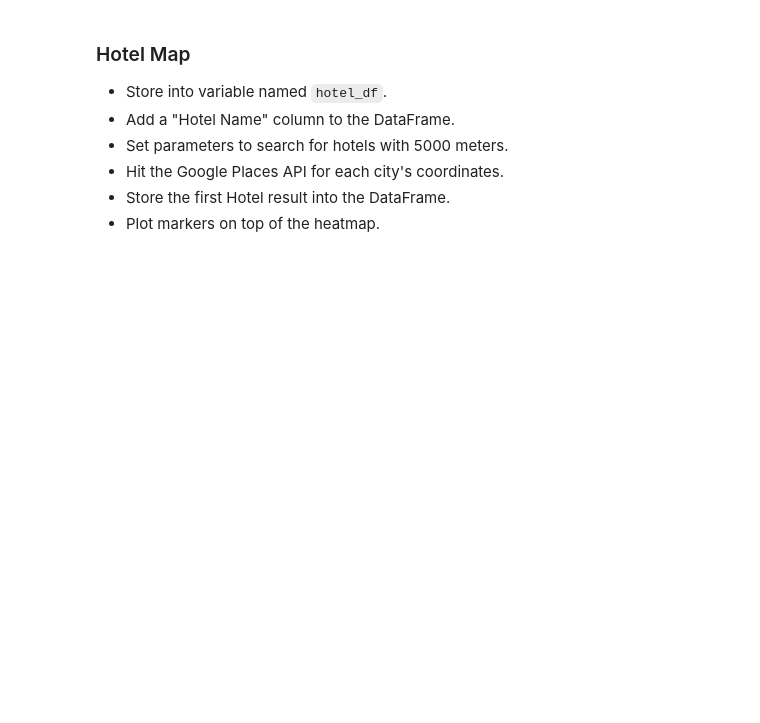
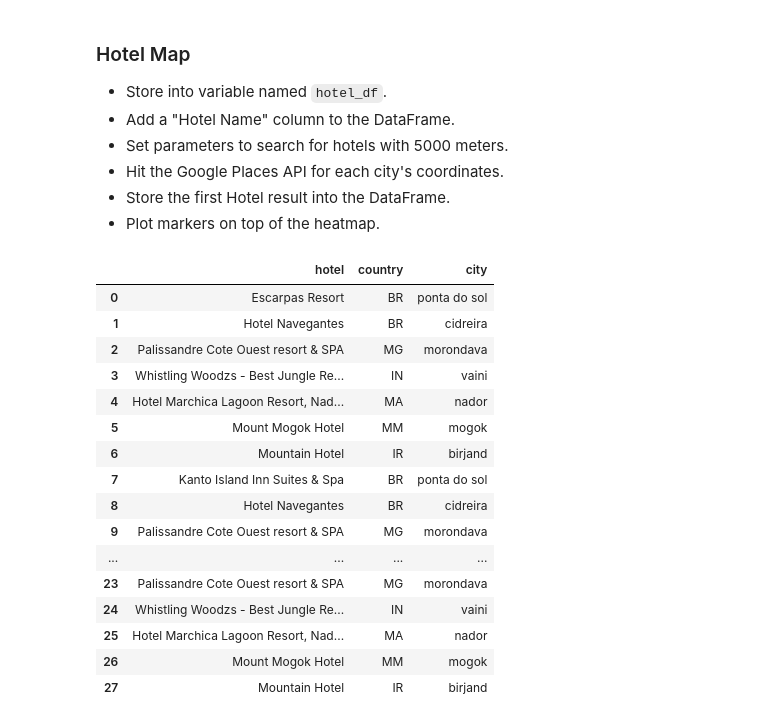
Before and after one commit to npipkins/Homework6_PythonAPI, a Jupyter notebook: VacationsPy/VacationPy.ipynb, the cells around one changed output. Cells and saved outputs as stored; diff of their text form; code cells hidden in the pictures; blank space fills up the shorter version.

```diff
--- a/VacationsPy/VacationPy.ipynb
+++ b/VacationsPy/VacationPy.ipynb
@@ -58,3 +82,60 @@ cities_df
 * Hit the Google Places API for each city's coordinates.
 * Store the first Hotel result into the DataFrame.
 * Plot markers on top of the heatmap.
+# %%
+cities = []
+countries = []
+hotels = []
+# %%
+url = "https://maps.googleapis.com/maps/api/place/textsearch/json?"
+
+for index, row in newcities_df.iterrows():
+    city = row['City']
+    country = row['Country']
+
+    lat = row['Lat']
+    lng = row['Lng']
+
+    params = {
+        'key': g_key,
+        'query':'hotel',
+        'radius':'5000',
+        'location':f'{lat},{lng}'
+    }
+
+    loopurl = url + urlencode(params)
+
+    response = requests.get(loopurl)
+    data = response.json()
+    hotel = data['results'][0]['name']
+
+    cities.append(city)
+    countries.append(country)
+    hotels.append(hotel)
+
+hotel_df = pd.DataFrame({
+    'hotel': hotels,
+    'country': countries,
+    'city': cities
+
+})
+
+hotel_df
+# %% [output]
+|  | hotel | country | city |
+| 0 | Escarpas Resort | BR | ponta do sol |
+| 1 | Hotel Navegantes | BR | cidreira |
+| 2 | Palissandre Cote Ouest resort & SPA | MG | morondava |
+| 3 | Whistling Woodzs - Best Jungle Re... | IN | vaini |
+| 4 | Hotel Marchica Lagoon Resort, Nad... | MA | nador |
+| 5 | Mount Mogok Hotel | MM | mogok |
+| 6 | Mountain Hotel | IR | birjand |
+| 7 | Kanto Island Inn Suites & Spa | BR | ponta do sol |
+| 8 | Hotel Navegantes | BR | cidreira |
+| 9 | Palissandre Cote Ouest resort & SPA | MG | morondava |
+| ... | ... | ... | ... |
+| 23 | Palissandre Cote Ouest resort & SPA | MG | morondava |
+| 24 | Whistling Woodzs - Best Jungle Re... | IN | vaini |
+| 25 | Hotel Marchica Lagoon Resort, Nad... | MA | nador |
+| 26 | Mount Mogok Hotel | MM | mogok |
+| 27 | Mountain Hotel | IR | birjand |
```
Also changed, not shown: parts of 12 cells of this notebook, 2 other files.
